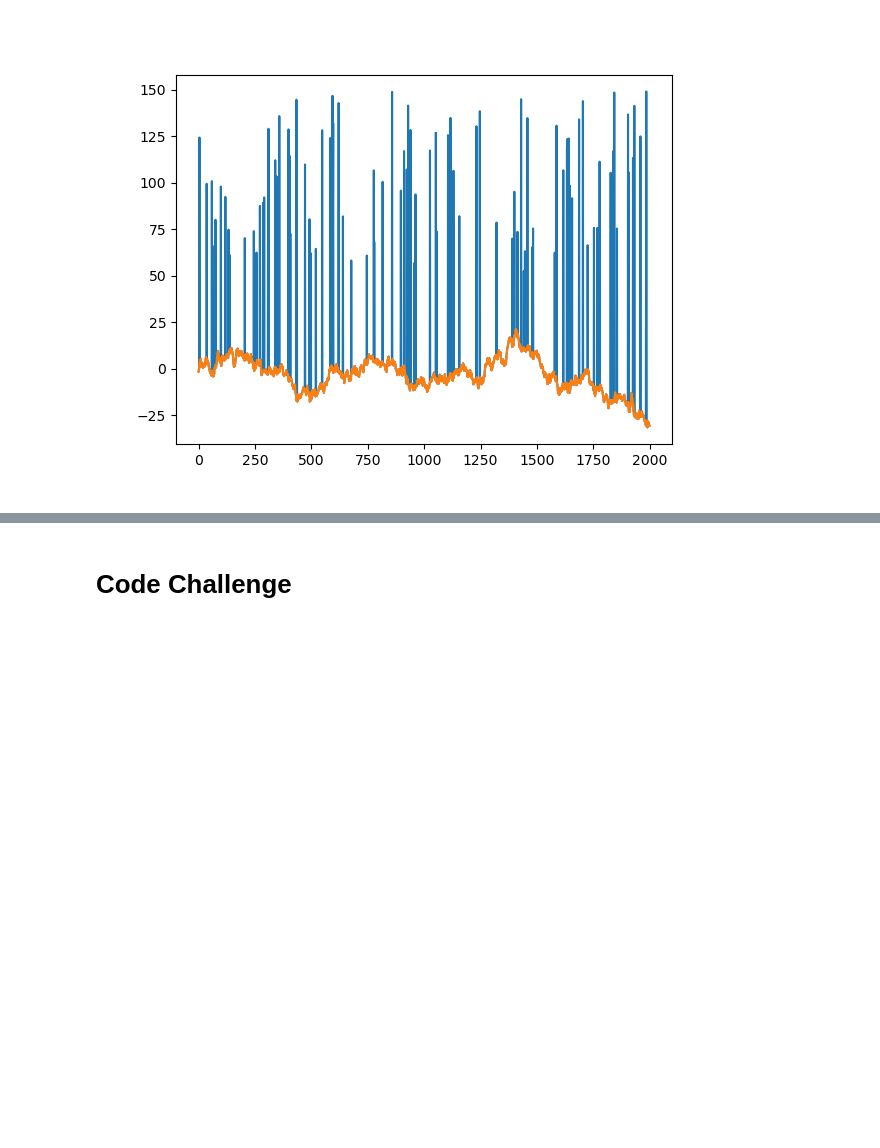
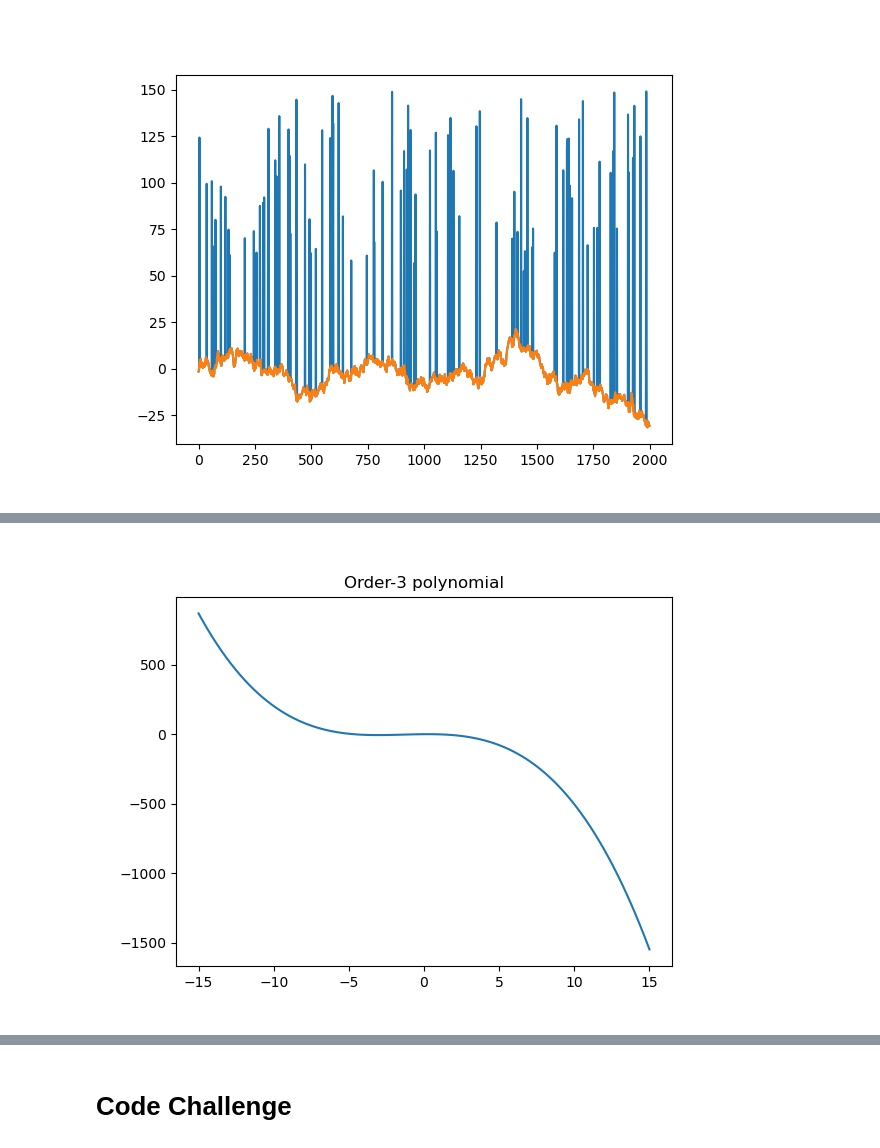
Before and after one commit to flacout/SignalProcessingCourse, a Jupyter notebook: TimeSeriesDenoising/sigprocMXC_timeSeriesDenoising.ipynb, the cells around one changed output, grey strips where cells are left out. Cells and saved outputs as stored; diff of their text form; code cells hidden in the pictures; blank space fills up the shorter version.

```diff
--- a/TimeSeriesDenoising/sigprocMXC_timeSeriesDenoising.ipynb
+++ b/TimeSeriesDenoising/sigprocMXC_timeSeriesDenoising.ipynb
@@ -388,16 +396,19 @@ plt.show()
 # %%
 ## polynomial intuition
+%matplotlib widget
 
-order = 2
+order = 3
 x = np.linspace(-15,15,100)
 
 y = np.zeros(len(x))
 
 for i in range(order+1):
-    y = y + np.random.randn(1)*x**i
+    y = y + np.random.randn(1)*x**i  # random is beta in the equation
 
 plt.plot(x,y)
 plt.title('Order-%d polynomial' %order)
 plt.show()
+# %% [output]
+[figure, added]
 # %%
 ## generate signal with slow polynomial artifact
```
Also changed, not shown: parts of 17 cells of this notebook, 1 other file.
